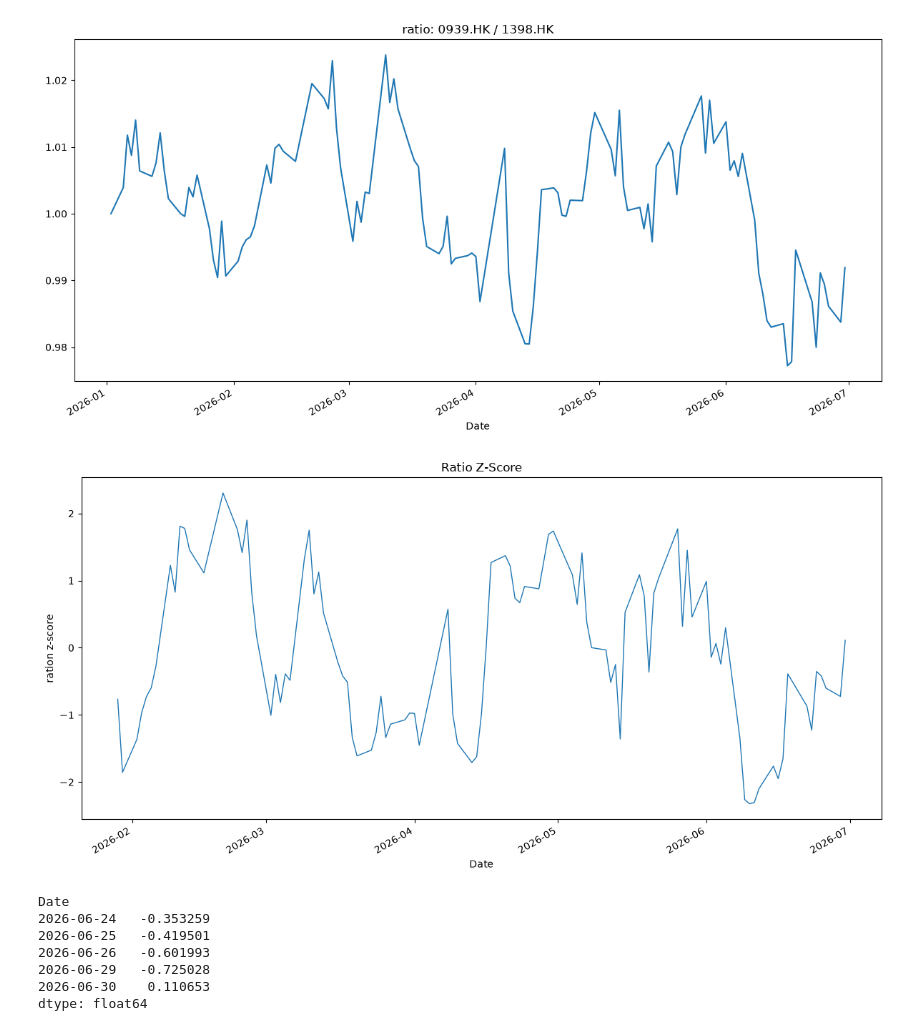
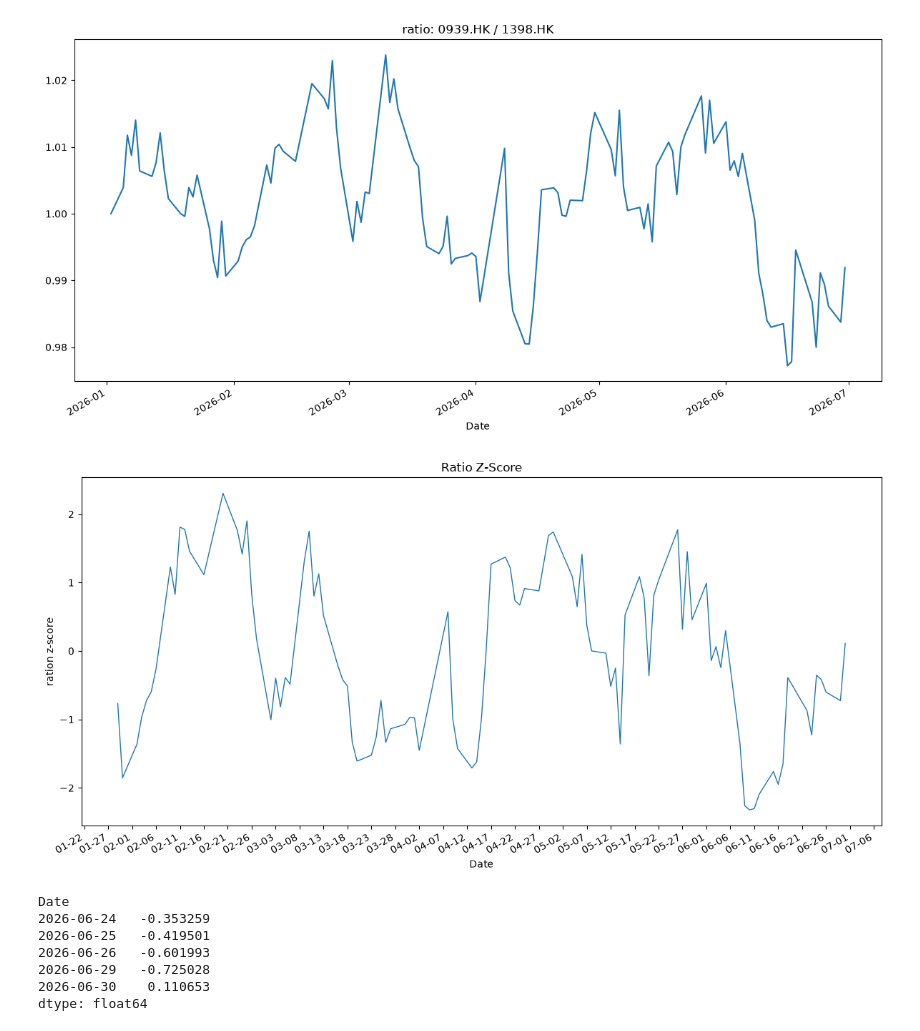
Before and after one commit to Wonder0fYou083/hk, a Jupyter notebook: notebooks/01_pair_checking.ipynb, the cells around one changed output. Saved outputs shown, nothing was run; the diff lists cells and outputs as text; code cells hidden in the pictures.

```diff
--- a/notebooks/01_pair_checking.ipynb
+++ b/notebooks/01_pair_checking.ipynb
@@ -53,13 +54,15 @@ plt.show()
 # %%
 rolling_mean = ratio.rolling(window=20).mean()
 rolling_std = ratio.rolling(window=20).std()
 z_score = (ratio - rolling_mean) / rolling_std
 z_score_chart = z_score.plot(figsize=(12, 6), title="Ratio Z-Score", linewidth=1)
 z_score_chart.set_ylabel("ration z-score")
+z_score_chart.xaxis.set_major_locator(mdates.DayLocator(interval=5))
+z_score_chart.xaxis.set_major_formatter(mdates.DateFormatter("%m-%d"))
 plt.tight_layout()
 plt.show()
 # %% [output]
-[figure, old version]
+[figure, new version]
 # %%
 z_score.tail()
 # %% [output]
```
Also changed, not shown: parts of 2 cells of this notebook, 1 other file.
